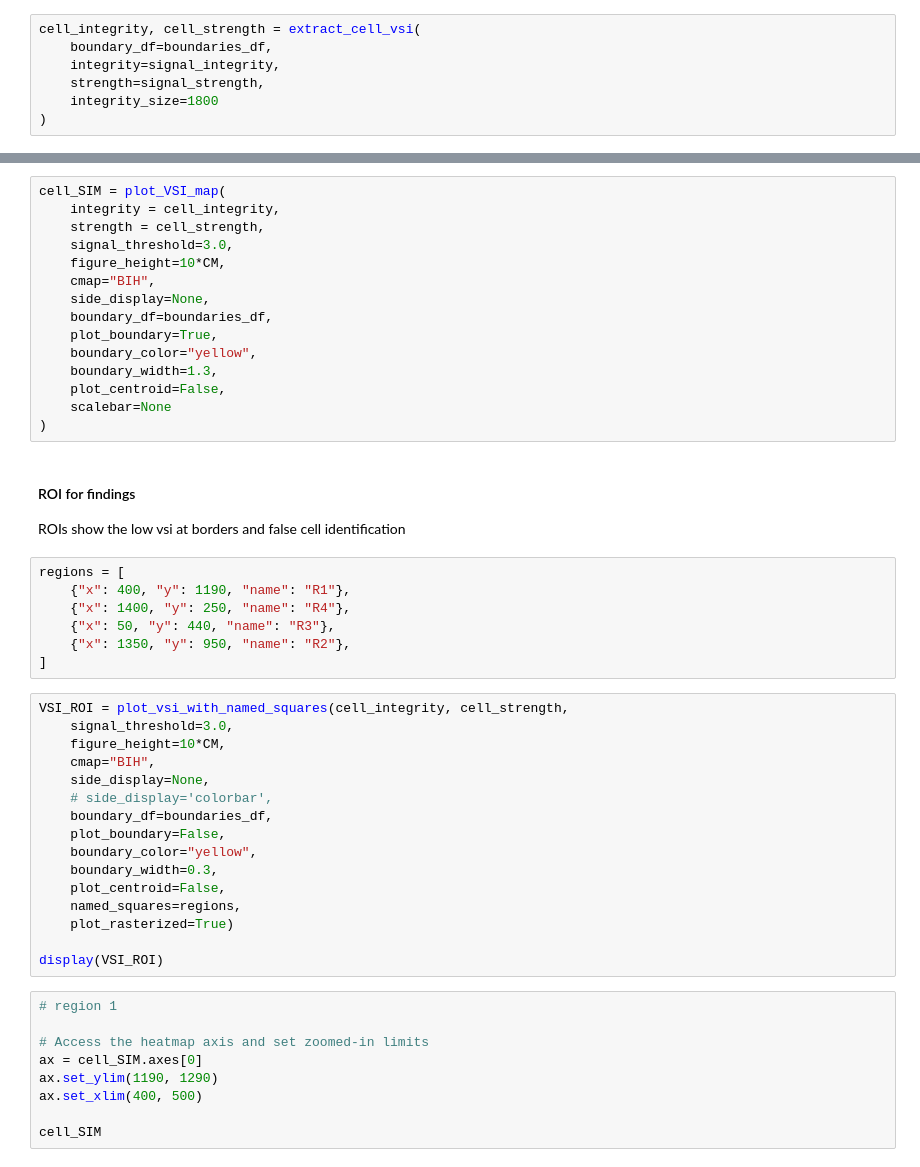
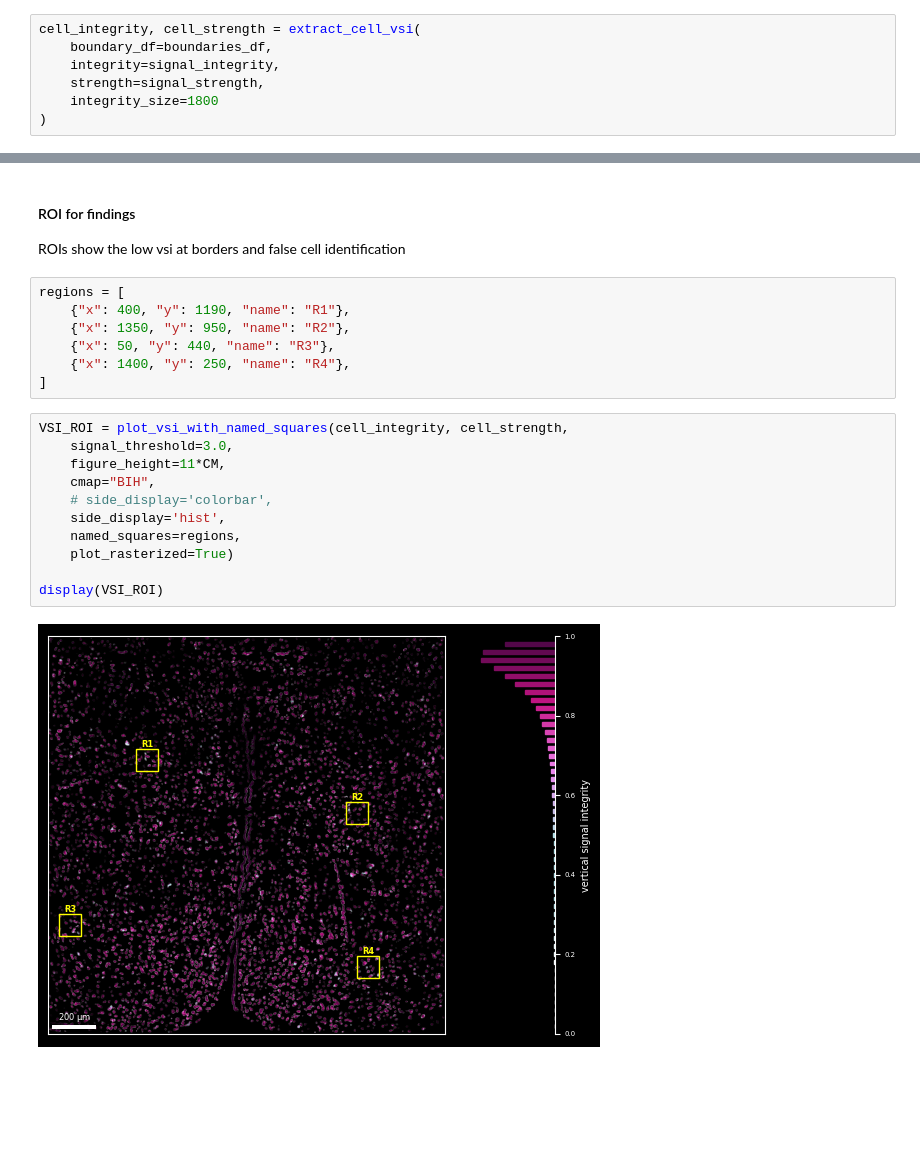
Before and after one commit to melocery/MasterThesisAnalysis, a Jupyter notebook: notebook/R2_VSI.ipynb, the cells around one changed output, grey strips where cells are left out. Saved outputs shown, nothing was run; the diff lists cells and outputs as text; blank space fills up the shorter version.

```diff
--- a/notebook/R2_VSI.ipynb
+++ b/notebook/R2_VSI.ipynb
@@ -123,50 +121,23 @@ display(cell_SIM_nb)
-# %%
-cell_SIM = plot_VSI_map(
-    integrity = cell_integrity,
-    strength = cell_strength,
-    signal_threshold=3.0,
-    figure_height=10*CM,
-    cmap="BIH",
-    side_display=None,
-    boundary_df=boundaries_df,
-    plot_boundary=True,
-    boundary_color="yellow",
-    boundary_width=1.3,
-    plot_centroid=False,
-    scalebar=None
-)
 # %% [markdown]
 #### ROI for findings
 ROIs show the low vsi at borders and false cell identification
 # %%
 regions = [
     {"x": 400, "y": 1190, "name": "R1"},
+    {"x": 1350, "y": 950, "name": "R2"},
+    {"x": 50, "y": 440, "name": "R3"},
     {"x": 1400, "y": 250, "name": "R4"},
-    {"x": 50, "y": 440, "name": "R3"},
-    {"x": 1350, "y": 950, "name": "R2"},
 ]
 # %%
 VSI_ROI = plot_vsi_with_named_squares(cell_integrity, cell_strength,
     signal_threshold=3.0,
-    figure_height=10*CM,
+    figure_height=11*CM,
     cmap="BIH",
-    side_display=None,
     # side_display='colorbar',
-    boundary_df=boundaries_df,
-    plot_boundary=False,
-    boundary_color="yellow",
-    boundary_width=0.3,
-    plot_centroid=False,
+    side_display='hist',
     named_squares=regions,
     plot_rasterized=True)
 
 display(VSI_ROI)
+# %% [output]
+[figure, added]
-# %%
-# region 1
-
-# Access the heatmap axis and set zoomed-in limits
-ax = cell_SIM.axes[0]
-ax.set_ylim(1190, 1290)
-ax.set_xlim(400, 500)
-
-cell_SIM
```
Also changed, not shown: parts of 25 cells of this notebook, 5 other files.
